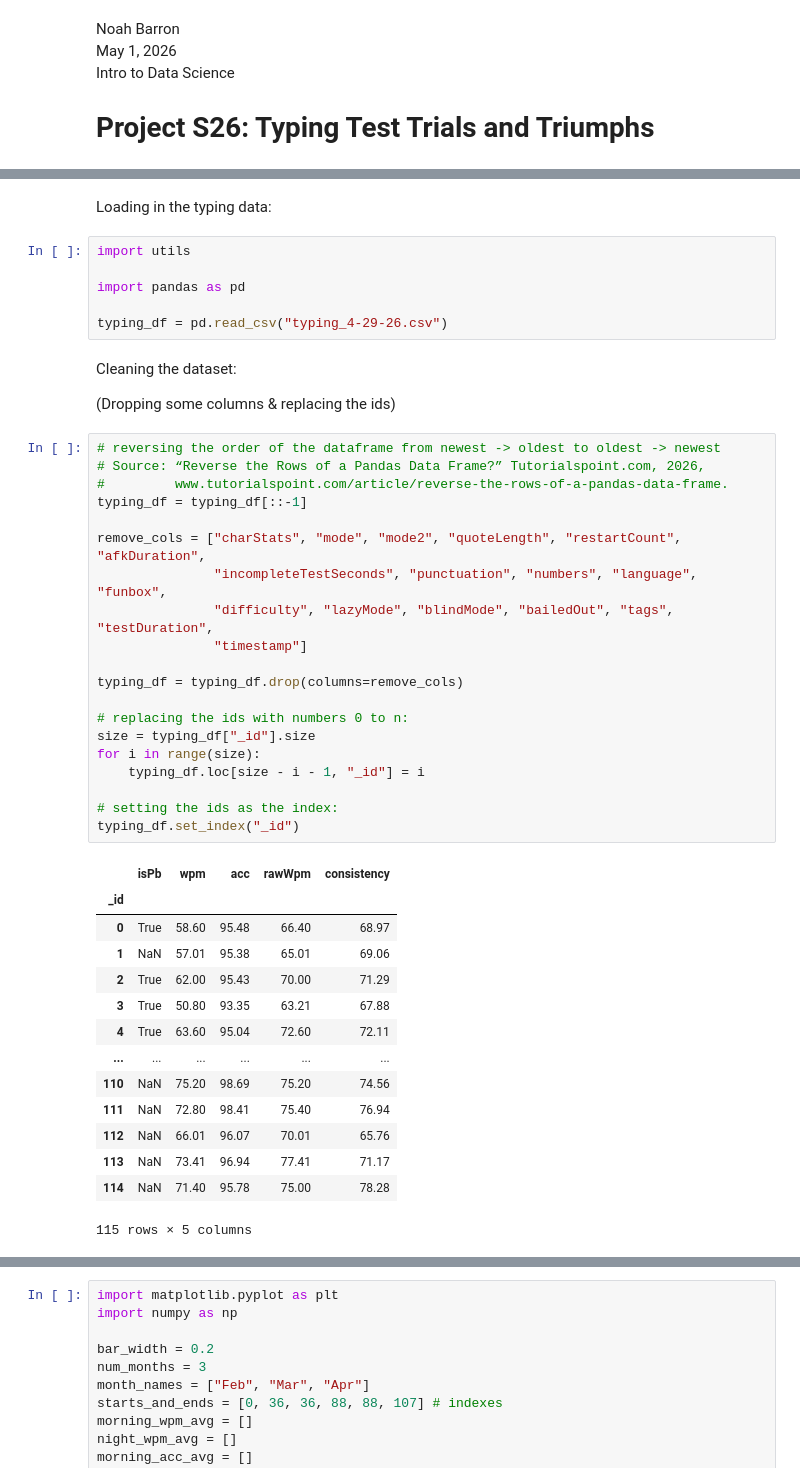
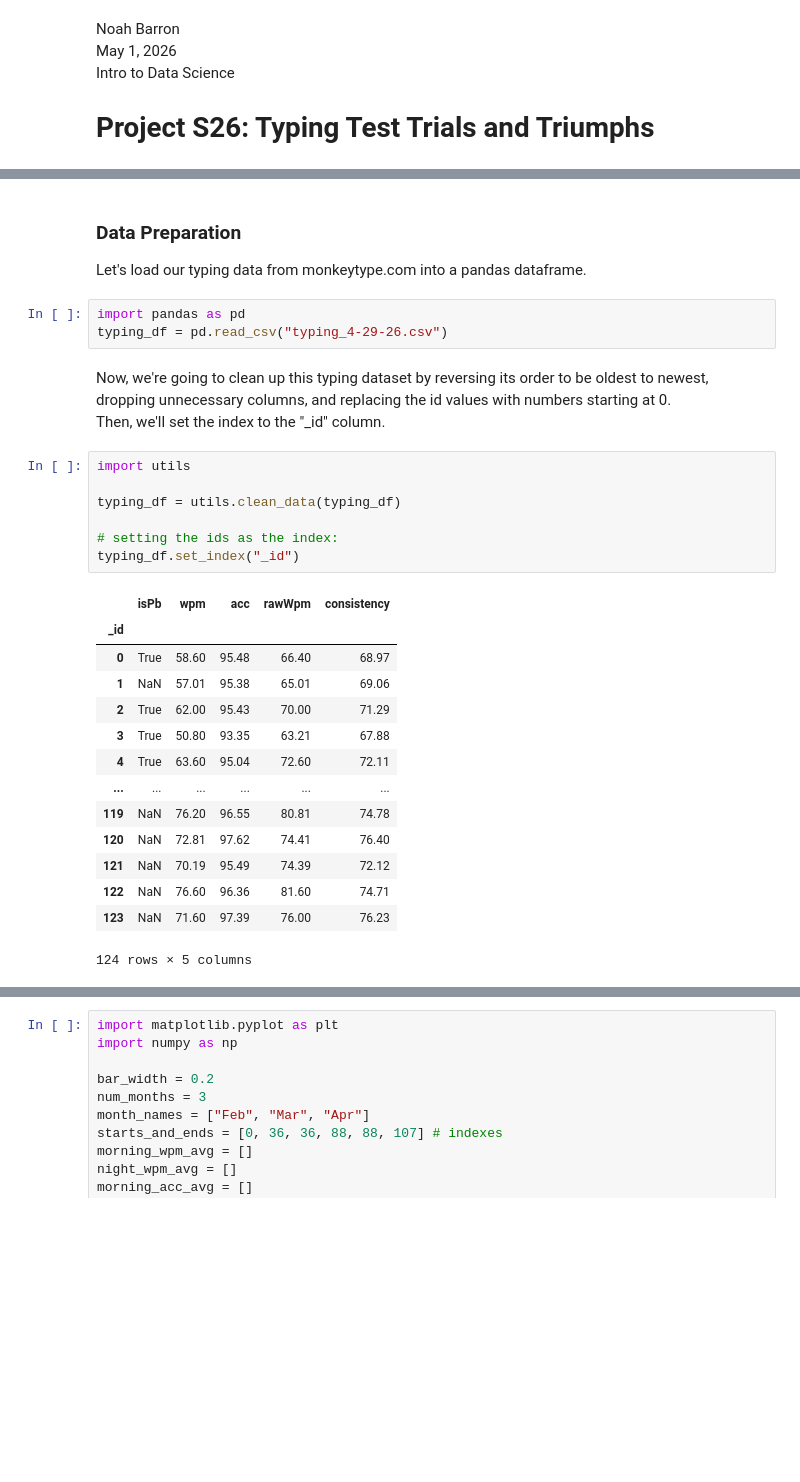
Before and after one commit to noahbarron/GonzagaCPSC222-final-project, a Jupyter notebook: FinalProject.ipynb, the cells around one changed output, grey strips where cells are left out. Cells and saved outputs as stored; diff of their text form; blank space fills up the shorter version.

Commit message:
typed up my entire introduction and data preparation sections, along with moving some code into utils.py

```diff
--- a/FinalProject.ipynb
+++ b/FinalProject.ipynb
@@ -24,48 +34,33 @@ Who are the stakeholders?
 # %% [markdown]
-Loading in the typing data:
+### **Data Preparation**
+
+Let's load our typing data from monkeytype.com into a pandas dataframe.
 # %%
-import utils
-
 import pandas as pd
-
 typing_df = pd.read_csv("typing_4-29-26.csv")
 # %% [markdown]
-Cleaning the dataset:
-
-(Dropping some columns & replacing the ids)
+Now, we're going to clean up this typing dataset by reversing its order to be oldest to newest, dropping unnecessary columns, and replacing the id values with numbers starting at 0.
+Then, we'll set the index to the "_id" column.
 # %%
-# reversing the order of the dataframe from newest -> oldest to oldest -> newest
-# Source: “Reverse the Rows of a Pandas Data Frame?” Tutorialspoint.com, 2026,
-#         www.tutorialspoint.com/article/reverse-the-rows-of-a-pandas-data-frame.
-typing_df = typing_df[::-1]
+import utils
 
-remove_cols = ["charStats", "mode", "mode2", "quoteLength", "restartCount", "afkDuration",
-               "incompleteTestSeconds", "punctuation", "numbers", "language", "funbox",
-               "difficulty", "lazyMode", "blindMode", "bailedOut", "tags", "testDuration",
-               "timestamp"]
-
-typing_df = typing_df.drop(columns=remove_cols)
-
-# replacing the ids with numbers 0 to n:
-size = typing_df["_id"].size
-for i in range(size):
-    typing_df.loc[size - i - 1, "_id"] = i
+typing_df = utils.clean_data(typing_df)
 
 # setting the ids as the index:
 typing_df.set_index("_id")
 # %% [output]
 |  | isPb | wpm | acc | rawWpm | consistency |
 | _id |  |  |  |  |  |
 | 0 | True | 58.60 | 95.48 | 66.40 | 68.97 |
 | 1 | NaN | 57.01 | 95.38 | 65.01 | 69.06 |
 | 2 | True | 62.00 | 95.43 | 70.00 | 71.29 |
 | 3 | True | 50.80 | 93.35 | 63.21 | 67.88 |
 | 4 | True | 63.60 | 95.04 | 72.60 | 72.11 |
 | ... | ... | ... | ... | ... | ... |
-| 110 | NaN | 75.20 | 98.69 | 75.20 | 74.56 |
-| 111 | NaN | 72.80 | 98.41 | 75.40 | 76.94 |
-| 112 | NaN | 66.01 | 96.07 | 70.01 | 65.76 |
-| 113 | NaN | 73.41 | 96.94 | 77.41 | 71.17 |
-| 114 | NaN | 71.40 | 95.78 | 75.00 | 78.28 |
+| 119 | NaN | 76.20 | 96.55 | 80.81 | 74.78 |
+| 120 | NaN | 72.81 | 97.62 | 74.41 | 76.40 |
+| 121 | NaN | 70.19 | 95.49 | 74.39 | 72.12 |
+| 122 | NaN | 76.60 | 96.36 | 81.60 | 74.71 |
+| 123 | NaN | 71.60 | 97.39 | 76.00 | 76.23 |
-115 rows × 5 columns
+124 rows × 5 columns
 # %% [markdown]
```
Also changed, not shown: parts of 7 cells of this notebook, 3 other files.
